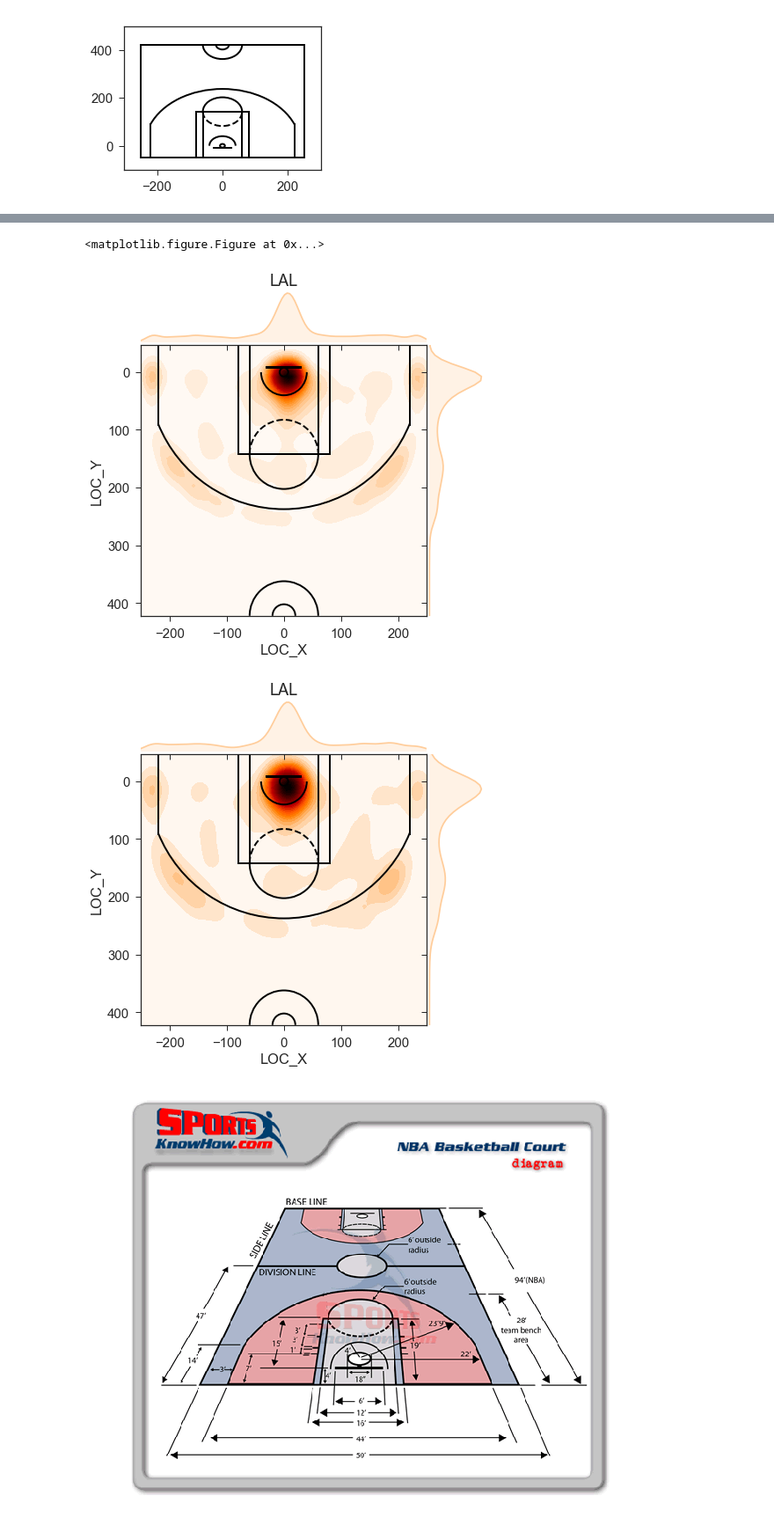
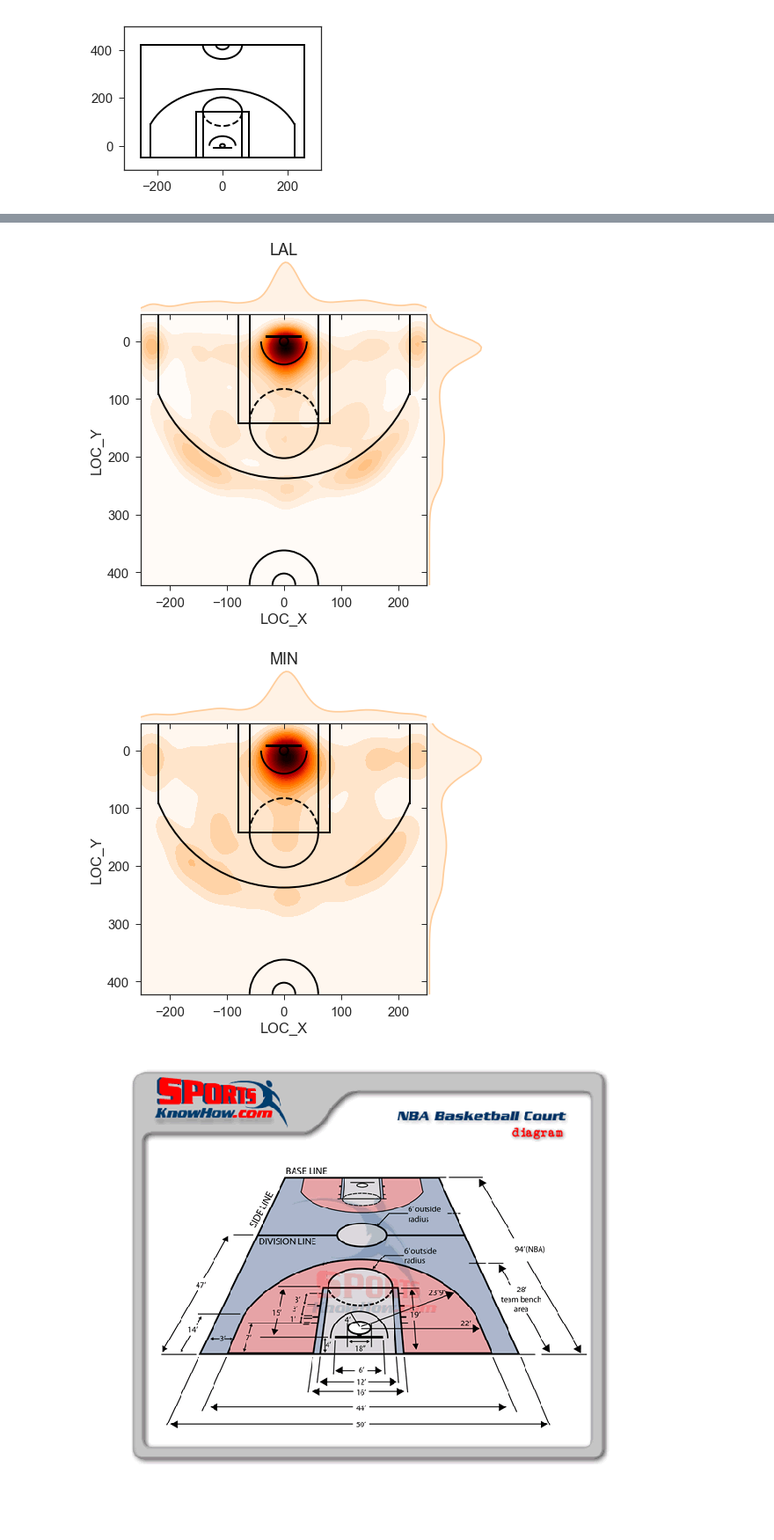
Before and after one commit to geoffpoon/nba_shot_chart, a Jupyter notebook: scripts/init_EDA.ipynb, the cells around one changed output, grey strips where cells are left out. Shown at 88% size. Cells and saved outputs as stored; diff of their text form; code cells hidden in the pictures.

```diff
--- a/scripts/init_EDA.ipynb
+++ b/scripts/init_EDA.ipynb
@@ -172,36 +114,35 @@ plt.show()
 # %%
-team_abrv = 'LAL'
+team_abbrev = 'LAL'
 temp = df[df.TEAM_ABBREV == team_abbrev]
 
 cmap=plt.cm.gist_heat_r
 joint_shot_chart = sns.jointplot(temp.LOC_X, temp.LOC_Y,
                                     stat_func=None,
                                     kind='kde', space=0, color=cmap(0.1),
                                     cmap=cmap, n_levels=50)
 joint_shot_chart.fig.set_size_inches(7, 6.5)
 ax = joint_shot_chart.ax_joint
 plot_court.draw_court(ax)
 
 ax.set_xlim(-250,250)
 ax.set_ylim(422.5, -47.5)
-ax.set_title(team_abrv,
+ax.set_title(team_abbrev,
              y=1.2, fontsize=18)
 
 plt.show()
 # %% [output]
-<matplotlib.figure.Figure at 0x...>
-[figure, old version]
+[figure, new version]
 # %%
-team_abrv = 'LAL'
+team_abrv = 'MIN'
 temp = df[df.TEAM_ABBREV == team_abbrev]
 train, test = sklearn.model_selection.train_test_split(temp, test_size = 0.2)
 
 
 cmap=plt.cm.gist_heat_r
 joint_shot_chart = sns.jointplot(test.LOC_X, test.LOC_Y,
-                                    stat_func=None,
-                                    kind='kde', space=0, color=cmap(0.1),
-                                    cmap=cmap, n_levels=30)
+                                 stat_func=None,
+                                 kind='kde', space=0, color=cmap(0.1),
+                                 cmap=cmap, n_levels=30)
 joint_shot_chart.fig.set_size_inches(7, 6.5)
 ax = joint_shot_chart.ax_joint
 plot_court.draw_court(ax)
@@ -213,7 +154,7 @@ ax.set_title(team_abrv,
 
 plt.show()
 # %% [output]
-[figure, old version]
+[figure, new version]
 # %%
 import urllib.request
 # we pass in the link to the image as the 1st argument
```
Also changed, not shown: parts of 20 cells of this notebook.
